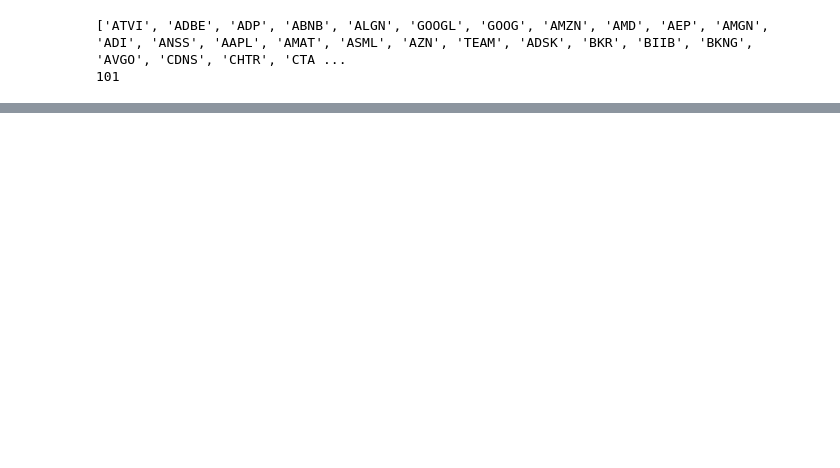
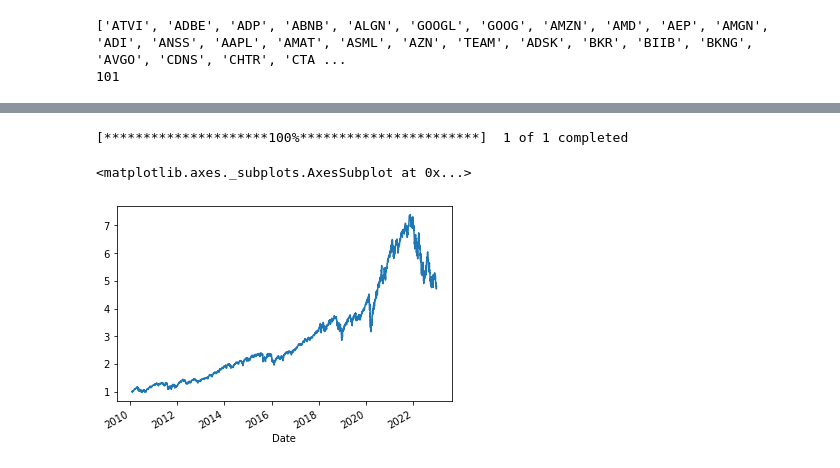
Before and after one commit to ashbyp/alecto, a Jupyter notebook: notebooks/momentum.ipynb, the cells around one changed output, grey strips where cells are left out. Saved outputs shown, nothing was run; the diff lists cells and outputs as text; code cells hidden in the pictures; blank space fills up the shorter version.

```diff
--- a/notebooks/momentum.ipynb
+++ b/notebooks/momentum.ipynb
@@ -155,0 +157,8 @@ pd.Series(returns, index=mtl.index[12:-1]).cumprod().plot()
+# %%
+nasdaq = yf.download('^IXIC', start='2010-01-31')
+
+(nasdaq['Adj Close'].pct_change() + 1).cumprod().plot()
+# %% [output]
+[*********************100%***********************]  1 of 1 completed
+<matplotlib.axes._subplots.AxesSubplot at 0x...>
+[figure, added]
```
Also changed, not shown: parts of 9 cells of this notebook.
